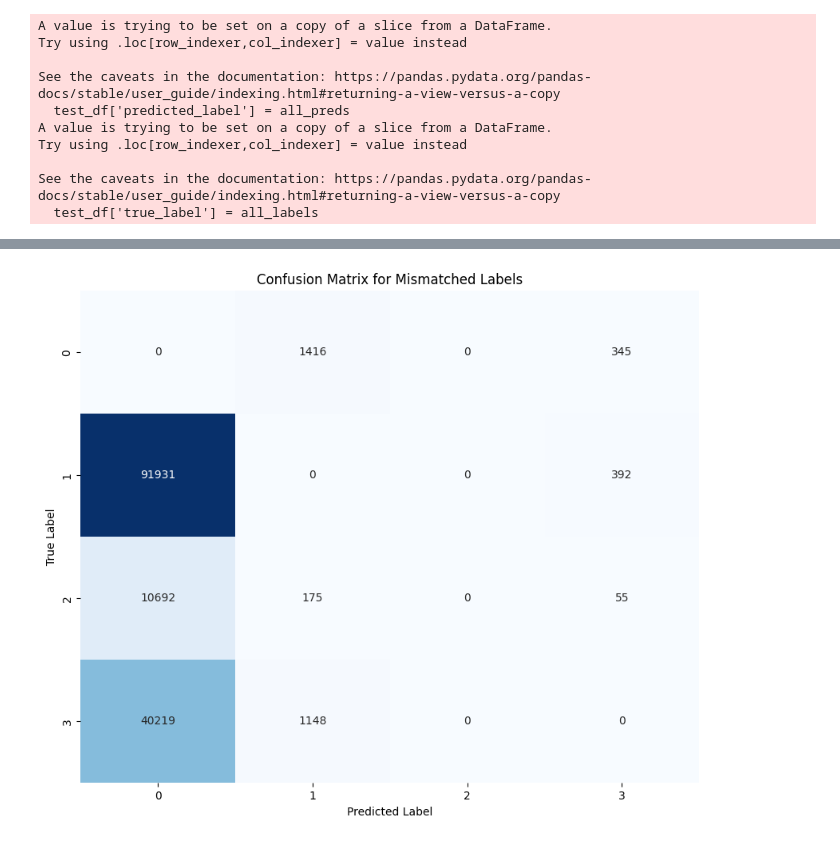
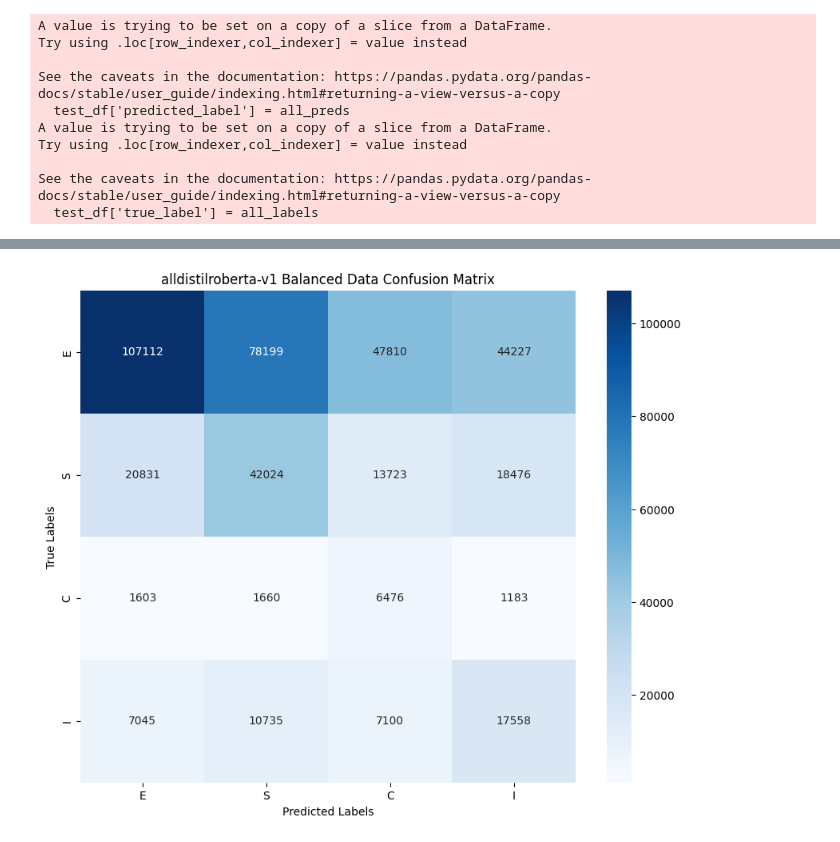
Before and after one commit to sarahlawlis/esci-shopping-queries, a Jupyter notebook: task_1/V1-team-member-2.ipynb, the cells around one changed output, grey strips where cells are left out. Drawn from its saved outputs; the diff is of its cells as text; code cells hidden in the pictures.

```diff
--- a/task_1/V1-team-member-2.ipynb
+++ b/task_1/V1-team-member-2.ipynb
@@ -902,0 +1196,29 @@ Top 10 most common words in mismatched entries:
+# %%
+def evaluate_and_capture_mismatches(test_loader, model, task_2_test):
+    model.eval()
+    all_preds = []
+    all_labels = []
+
+    with torch.no_grad():
+        for inputs, labels in test_loader:
+            inputs = inputs.float().to(device)
+            outputs = model(inputs)
+            _, preds = torch.max(outputs, 1)
+            all_preds.extend(preds.cpu().numpy())
+            all_labels.extend(labels.cpu().numpy())
+
+    # convert task_2_test to pandas df if it's a dask df
+    if hasattr(task_2_test, 'compute'):
+        test_df = task_2_test[['query', 'product_title', 'encoded_labels']].compute()
+    else:
+        test_df = task_2_test[['query', 'product_title', 'encoded_labels']]
+
+    test_df['predicted_label'] = all_preds
+    test_df['true_label'] = all_labels
+
+    mismatch_df = test_df[test_df['true_label'] != test_df['predicted_label']]
+
+    # added test to make the confusion matrix
+    return test_df, mismatch_df
+
+test_df, mismatch_df = evaluate_and_capture_mismatches(test_loader, model, task_2_test)
@@ -903,14 +1262,14 @@ Top 10 most common words in mismatched entries:
 # %%
-conf_matrix = confusion_matrix(mismatch_df['true_label'], mismatch_df['predicted_label'])
+true_labels = test_df['true_label']
+predicted_labels = test_df['predicted_label']
 
-labels = sorted(mismatch_df['true_label'].unique())
-conf_matrix_df = pd.DataFrame(conf_matrix, index=labels, columns=labels)
+cm = confusion_matrix(true_labels, predicted_labels)
 
 plt.figure(figsize=(10, 8))
-sns.heatmap(conf_matrix_df, annot=True, fmt='d', cmap='Blues', cbar=False)
-plt.xlabel('Predicted Label')
-plt.ylabel('True Label')
-plt.title('Confusion Matrix for Mismatched Labels')
+sns.heatmap(cm, annot=True, fmt='d', cmap='Blues', xticklabels=['E', 'S', 'C', 'I'], yticklabels=['E', 'S', 'C', 'I'])
+plt.xlabel('Predicted Labels')
+plt.ylabel('True Labels')
+plt.title('alldistilroberta-v1 Balanced Data Confusion Matrix')
 plt.show()
 # %% [output]
-[figure, old version]
+[figure, new version]
```
Also changed, not shown: parts of 54 cells of this notebook.
